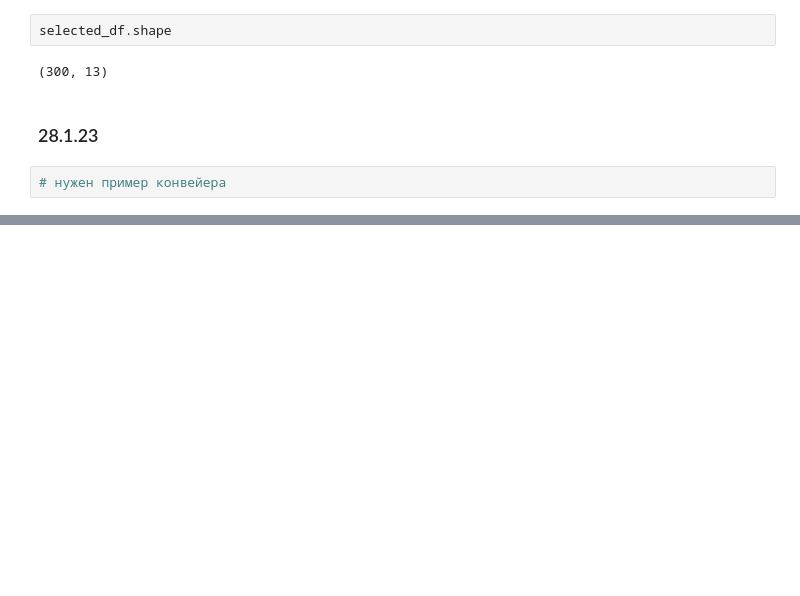
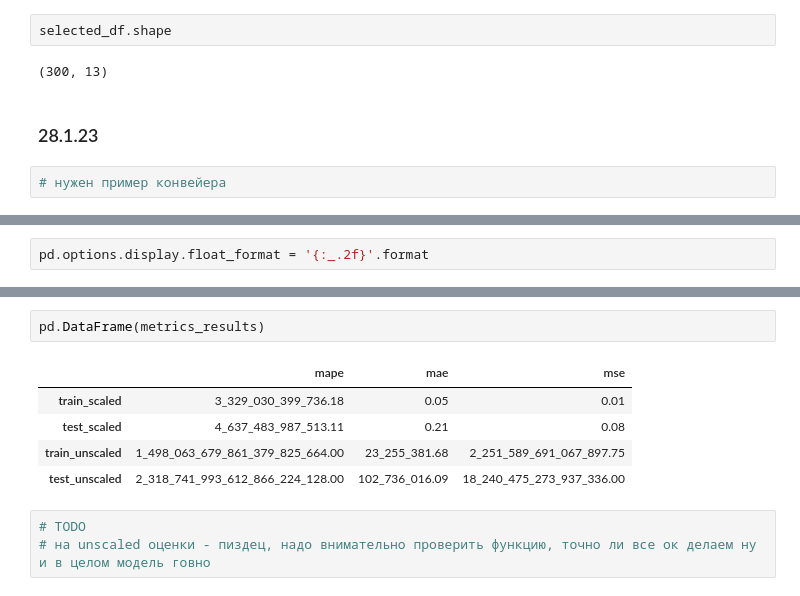
Before and after one commit to damnpav/liens_watching, a Jupyter notebook: model/review_data_19_01_23.ipynb, the cells around one changed output, grey strips where cells are left out. Saved outputs shown, nothing was run; the diff lists cells and outputs as text; blank space fills up the shorter version.

```diff
--- a/model/review_data_19_01_23.ipynb
+++ b/model/review_data_19_01_23.ipynb
@@ -352,0 +357,2 @@ selected_df.shape
+# %%
+pd.options.display.float_format = '{:_.2f}'.format
@@ -352,0 +372,11 @@ selected_df.shape
+# %%
+pd.DataFrame(metrics_results)
+# %% [output]
+|  | mape | mae | mse |
+| train_scaled | 3_329_030_399_736.18 | 0.05 | 0.01 |
+| test_scaled | 4_637_483_987_513.11 | 0.21 | 0.08 |
+| train_unscaled | 1_498_063_679_861_379_825_664.00 | 23_255_381.68 | 2_251_589_691_067_897.75 |
+| test_unscaled | 2_318_741_993_612_866_224_128.00 | 102_736_016.09 | 18_240_475_273_937_336.00 |
+# %%
+# TODO
+# на unscaled оценки - пиздец, надо внимательно проверить функцию, точно ли все ок делаем ну и в целом модель говно
```
Also changed, not shown: parts of 6 cells of this notebook, 1 other file.
